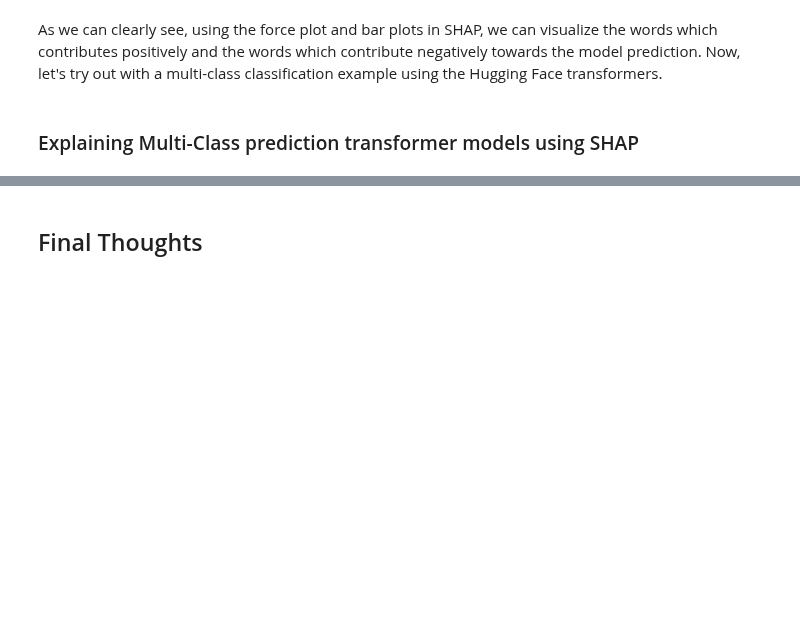
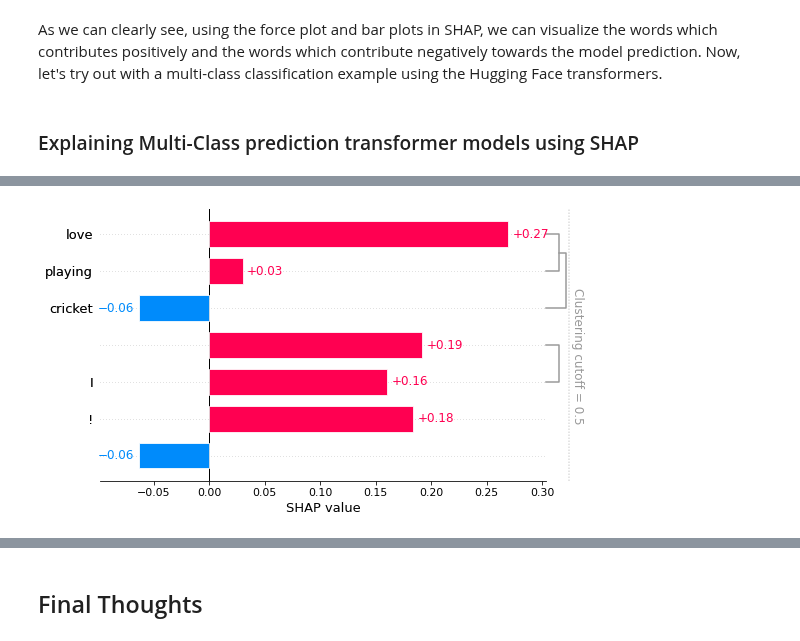
Before and after one commit to PacktPublishing/Applied-Machine-Learning-Explainability-Techniques, a Jupyter notebook: Chapter07/Explaining_Transformers.ipynb, the cells around one changed output, grey strips where cells are left out. Drawn from its saved outputs; the diff is of its cells as text; code cells hidden in the pictures; blank space fills up the shorter version.

```diff
--- a/Chapter07/Explaining_Transformers.ipynb
+++ b/Chapter07/Explaining_Transformers.ipynb
@@ -410,0 +111,12 @@ As observed previously, force plots, barplots and even waterfall plots do not sh
+# %%
+# Create a custom pipeline that only requires the text parameter
+# for the __call__ method and provides a method to set the labels
+class ZeroShotModelPipeline(ZeroShotClassificationPipeline):
+    # Overwrite the __call__ method
+    def __call__(self, *args):
+        out = super().__call__(args[0], self.set_labels)[0]
+
+        return [[{"label":x[0], "score": x[1]}  for x in zip(out["labels"], out["scores"])]]
+
+    def set_labels(self, labels: Union[str,List[str]]):
+        self.set_labels = labels
@@ -410,0 +128,3 @@ As observed previously, force plots, barplots and even waterfall plots do not sh
+# %%
+text = ["I love playing cricket!"]
+labels = ["insect","sports", "animal"]
@@ -410,0 +135,7 @@ As observed previously, force plots, barplots and even waterfall plots do not sh
+# %%
+pipe = ZeroShotModelPipeline(model=model, tokenizer=tokenizer, return_all_scores=True)
+pipe.set_labels(labels)
+# %%
+# SHAP Explainer
+explainer = shap.Explainer(pipe)
+shap_values = explainer(text)
@@ -410,0 +148,5 @@ As observed previously, force plots, barplots and even waterfall plots do not sh
+# %%
+# Let's visualize the feature importance towards the outcome - sports
+shap.plots.bar(shap_values[0,:,'sports'])
+# %% [output]
+[figure, added]
```
Also changed, not shown: parts of 75 cells of this notebook.
